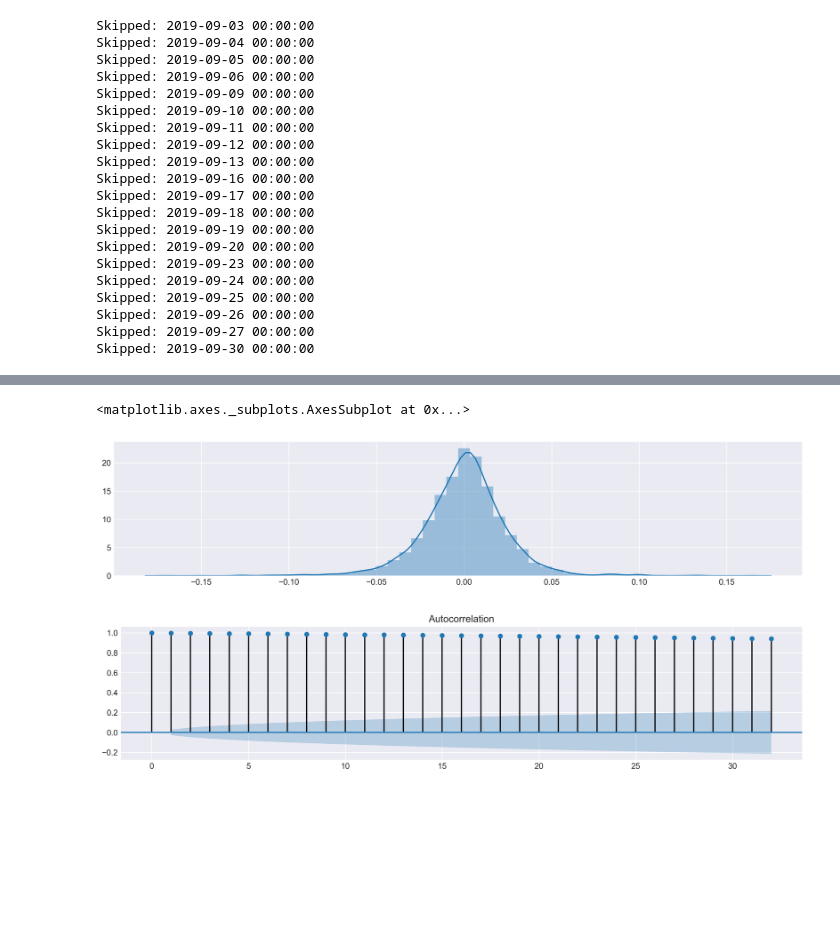
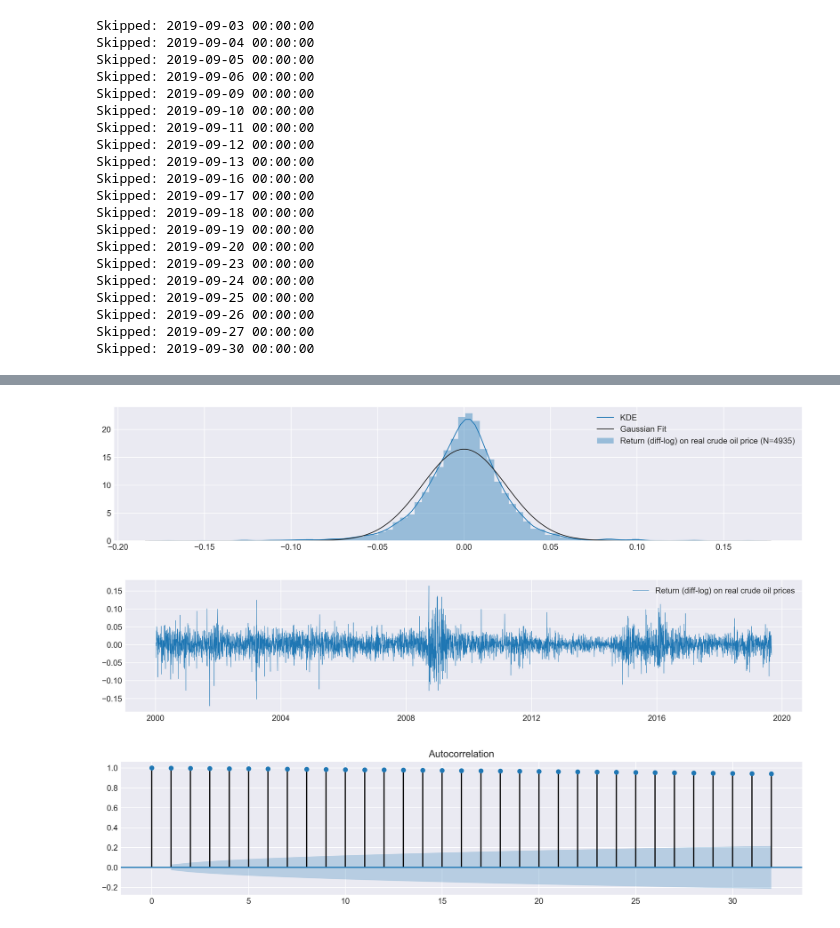
Before and after one commit to TianyuDu/ugthesis, a Jupyter notebook: eda/WTI_crude_oil_price_eda.ipynb, the cells around one changed output, grey strips where cells are left out. Drawn from its saved outputs; the diff is of its cells as text; code cells hidden in the pictures; blank space fills up the shorter version.

```diff
--- a/eda/WTI_crude_oil_price_eda.ipynb
+++ b/eda/WTI_crude_oil_price_eda.ipynb
@@ -150,9 +129,24 @@ plt.show()
 def construct_return(raw_price: pd.DataFrame):
     log_price = np.log(raw_price).dropna()
     return log_price.diff().dropna()
-df_wti_return = construct_return(df_wti_real)
-sns.distplot(df_wti_return.values)
-# %% [output]
-<matplotlib.axes._subplots.AxesSubplot at 0x...>
-[figure, removed]
+# %%
+df_wti_return = construct_return(df_wti_real)
+sns.distplot(
+    df_wti_return.values,
+    bins=80,
+    fit=norm,
+    fit_kws={"lw": 1, "label": "Gaussian Fit"},
+    kde=True,
+    kde_kws={"lw": 1, "label": "KDE"},
+    label=f"Return (diff-log) on real crude oil price (N={len(df_wti_return.values)})")
+plt.legend()
+plt.show()
+# %% [output]
+[figure, added]
+# %%
+plt.plot(df_wti_return, linewidth=0.5, label="Return (diff-log) on real crude oil prices")
+plt.legend()
+plt.show()
+# %% [output]
+[figure, added]
 # %%
```
Also changed, not shown: parts of 7 cells of this notebook, 7 other files.
